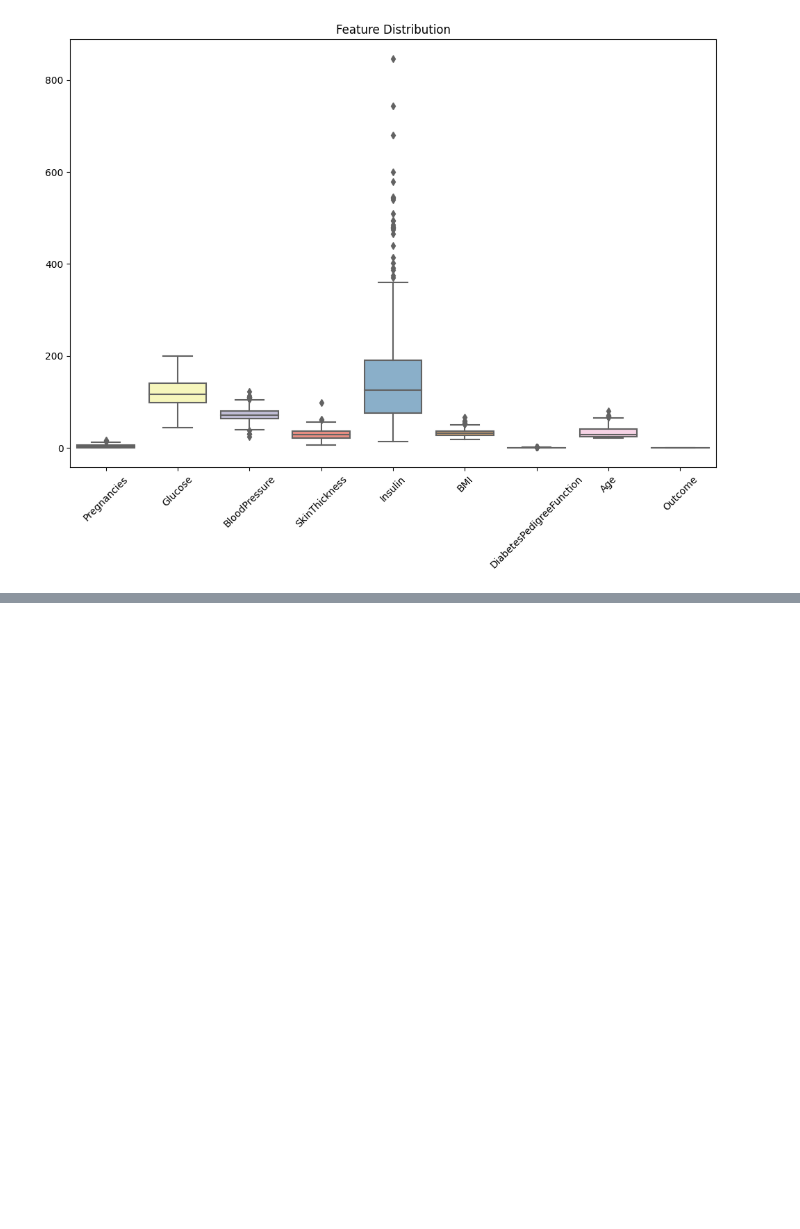
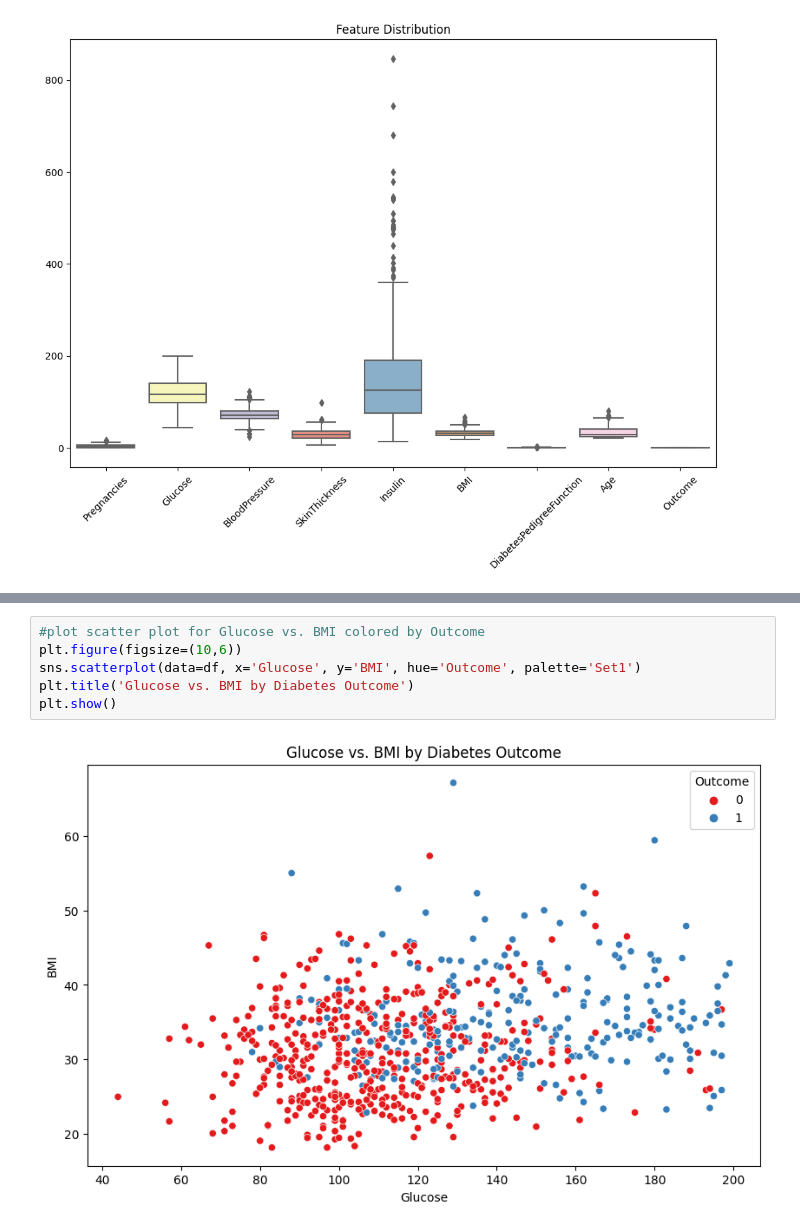
Before and after one commit to aditiappemane/Evaluation-Logistic-Regression-Decision-Trees-on-a-Kaggle-Dataset, a Jupyter notebook: evalution.ipynb, the cells around one changed output, grey strips where cells are left out. Saved outputs shown, nothing was run; the diff lists cells and outputs as text; blank space fills up the shorter version.

```diff
--- a/evalution.ipynb
+++ b/evalution.ipynb
@@ -419,0 +485,8 @@ plt.show()
+# %%
+#plot scatter plot for Glucose vs. BMI colored by Outcome
+plt.figure(figsize=(10,6))
+sns.scatterplot(data=df, x='Glucose', y='BMI', hue='Outcome', palette='Set1')
+plt.title('Glucose vs. BMI by Diabetes Outcome')
+plt.show()
+# %% [output]
+[figure, added]
```
Also changed, not shown: parts of 9 cells of this notebook.
